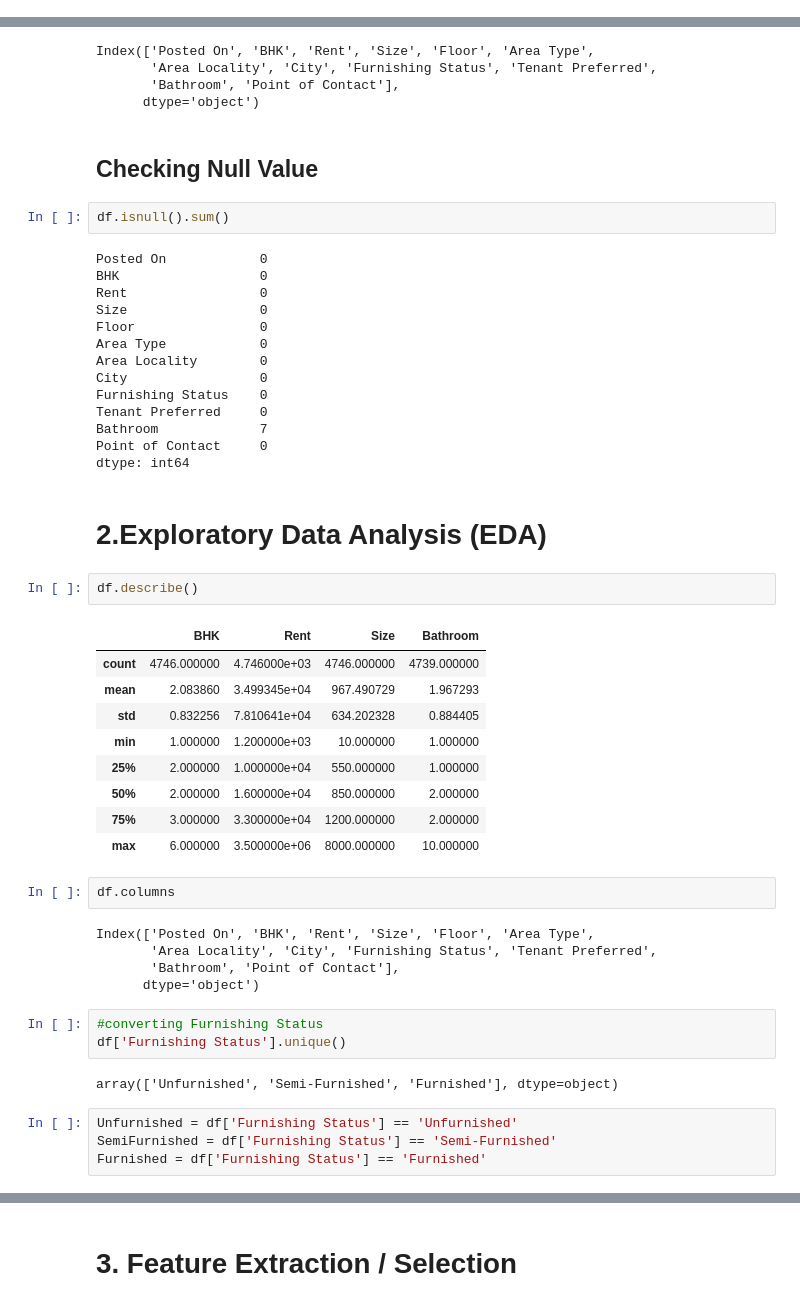
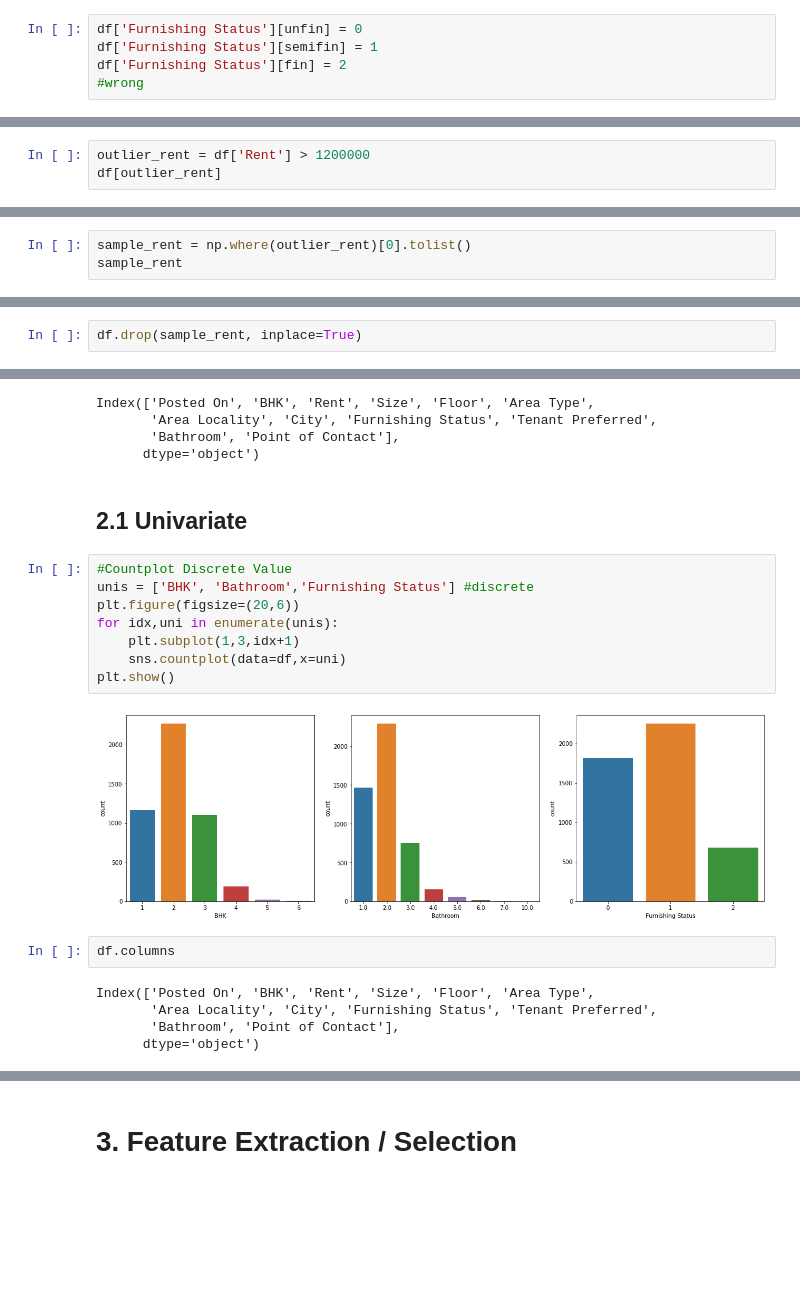
Before and after one commit to guntsvzz/Kiddeelab, a Jupyter notebook: GeneralPython2/CaseStudy1_House_Rent.ipynb, the cells around one changed output, grey strips where cells are left out. Saved outputs shown, nothing was run; the diff lists cells and outputs as text; blank space fills up the shorter version.

```diff
--- a/GeneralPython2/CaseStudy1_House_Rent.ipynb
+++ b/GeneralPython2/CaseStudy1_House_Rent.ipynb
@@ -32,0 +111,5 @@ df.head()
+# %%
+df['Furnishing Status'][unfin] = 0
+df['Furnishing Status'][semifin] = 1
+df['Furnishing Status'][fin] = 2
+#wrong
@@ -32,0 +135,3 @@ df.head()
+# %%
+outlier_rent = df['Rent'] > 1200000
+df[outlier_rent]
@@ -32,0 +141,3 @@ df.head()
+# %%
+sample_rent = np.where(outlier_rent)[0].tolist()
+sample_rent
@@ -39 +150,3 @@ df.shape
+# %%
+df.drop(sample_rent, inplace=True)
 # %%
@@ -67,38 +160,18 @@ Index(['Posted On', 'BHK', 'Rent', 'Size', 'Floor', 'Area Type',
        'Area Locality', 'City', 'Furnishing Status', 'Tenant Preferred',
        'Bathroom', 'Point of Contact'],
       dtype='object')
-# %% [markdown]
-## Checking Null Value
-# %%
-df.isnull().sum()
-# %% [output]
-Posted On            0
-BHK                  0
-Rent                 0
-Size                 0
-Floor                0
-Area Type            0
-Area Locality        0
-City                 0
-Furnishing Status    0
-Tenant Preferred     0
-Bathroom             7
-Point of Contact     0
-dtype: int64
-# %% [markdown]
-# 2.Exploratory Data Analysis (EDA)
-# %%
-df.describe()
-# %% [output]
-|  | BHK | Rent | Size | Bathroom |
-| count | 4746.000000 | 4.746000e+03 | 4746.000000 | 4739.000000 |
-| mean | 2.083860 | 3.499345e+04 | 967.490729 | 1.967293 |
-| std | 0.832256 | 7.810641e+04 | 634.202328 | 0.884405 |
-| min | 1.000000 | 1.200000e+03 | 10.000000 | 1.000000 |
-| 25% | 2.000000 | 1.000000e+04 | 550.000000 | 1.000000 |
-| 50% | 2.000000 | 1.600000e+04 | 850.000000 | 2.000000 |
-| 75% | 3.000000 | 3.300000e+04 | 1200.000000 | 2.000000 |
-| max | 6.000000 | 3.500000e+06 | 8000.000000 | 10.000000 |
+# %% [markdown]
+## 2.1 Univariate
+# %%
+#Countplot Discrete Value
+unis = ['BHK', 'Bathroom','Furnishing Status'] #discrete
+plt.figure(figsize=(20,6))
+for idx,uni in enumerate(unis):
+    plt.subplot(1,3,idx+1)
+    sns.countplot(data=df,x=uni)
+plt.show()
+# %% [output]
+[figure, added]
 # %%
 df.columns
 # %% [output]
@@ -106,12 +179,3 @@ Index(['Posted On', 'BHK', 'Rent', 'Size', 'Floor', 'Area Type',
        'Area Locality', 'City', 'Furnishing Status', 'Tenant Preferred',
        'Bathroom', 'Point of Contact'],
       dtype='object')
-# %%
-#converting Furnishing Status
-df['Furnishing Status'].unique()
-# %% [output]
-array(['Unfurnished', 'Semi-Furnished', 'Furnished'], dtype=object)
-# %%
-Unfurnished = df['Furnishing Status'] == 'Unfurnished'
-SemiFurnished = df['Furnishing Status'] == 'Semi-Furnished'
-Furnished = df['Furnishing Status'] == 'Furnished'
```
Also changed, not shown: parts of 55 cells of this notebook.
